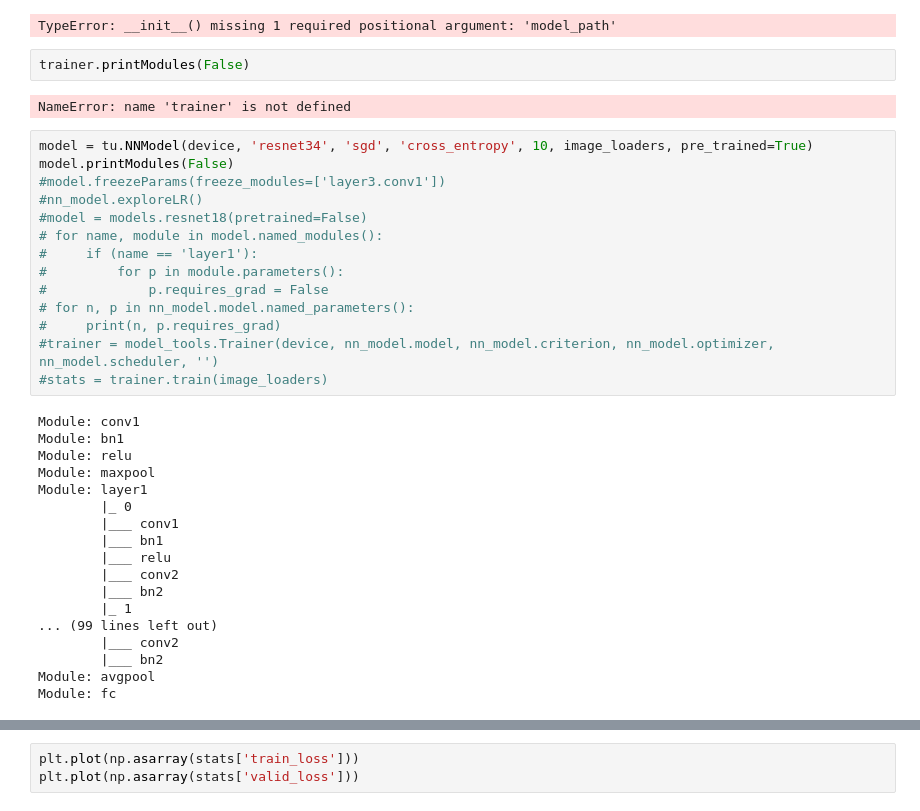
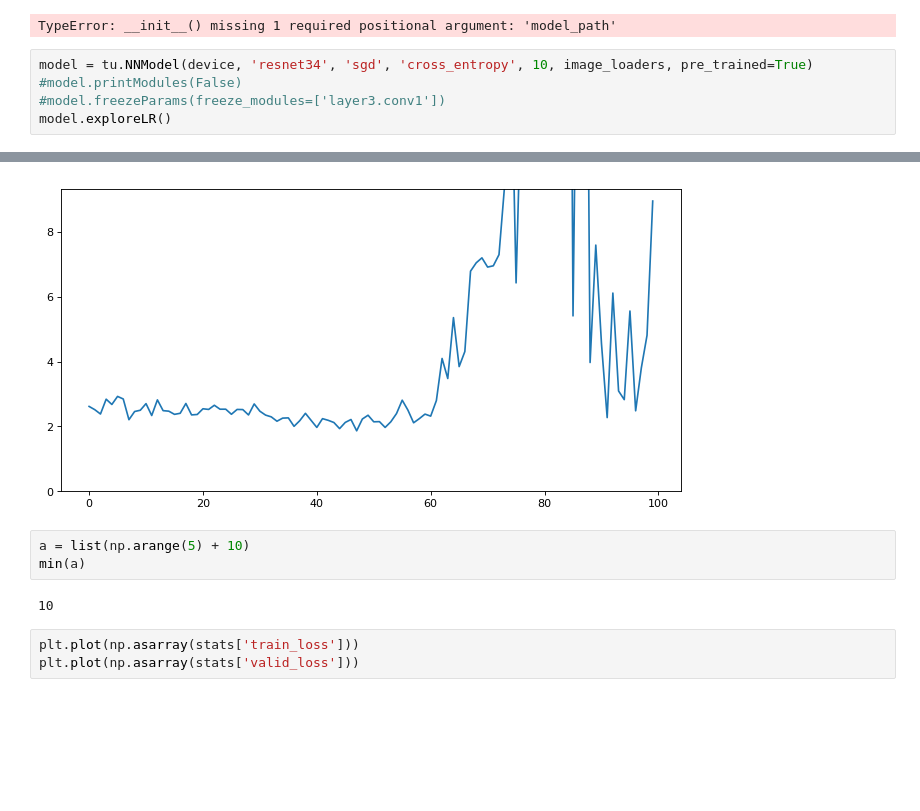
Before and after one commit to talwarabhimanyu/Deep_Learning_Projects, a Jupyter notebook: Pytorch/CIFAR-10 Experiments/CIFAR-10.ipynb, the cells around one changed output, grey strips where cells are left out. Cells and saved outputs as stored; diff of their text form; blank space fills up the shorter version.

```diff
--- a/Pytorch/CIFAR-10 Experiments/CIFAR-10.ipynb
+++ b/Pytorch/CIFAR-10 Experiments/CIFAR-10.ipynb
@@ -95,39 +95,9 @@ trainer = tu.Trainer(device, model, criterion, optimizer, '')
 trainer.Train(image_loaders)
 # %% [output]
 TypeError: __init__() missing 1 required positional argument: 'model_path'
-# %%
-trainer.printModules(False)
-# %% [output]
-NameError: name 'trainer' is not defined
-# %%
-model = tu.NNModel(device, 'resnet34', 'sgd', 'cross_entropy', 10, image_loaders, pre_trained=True)
-model.printModules(False)
-#model.freezeParams(freeze_modules=['layer3.conv1'])
-#nn_model.exploreLR()
-#model = models.resnet18(pretrained=False)
-# for name, module in model.named_modules():
-#     if (name == 'layer1'):
-#         for p in module.parameters():
-#             p.requires_grad = False
-# for n, p in nn_model.model.named_parameters():
-#     print(n, p.requires_grad)
-#trainer = model_tools.Trainer(device, nn_model.model, nn_model.criterion, nn_model.optimizer, nn_model.scheduler, '')
-#stats = trainer.train(image_loaders)
-# %% [output]
-Module: conv1
-Module: bn1
-Module: relu
-Module: maxpool
-Module: layer1
-        |_ 0
-        |___ conv1
-        |___ bn1
-        |___ relu
-        |___ conv2
-        |___ bn2
-        |_ 1
-... (99 lines left out)
-        |___ conv2
-        |___ bn2
-Module: avgpool
-Module: fc
+# %%
+model = tu.NNModel(device, 'resnet34', 'sgd', 'cross_entropy', 10, image_loaders, pre_trained=True)
+#model.printModules(False)
+#model.freezeParams(freeze_modules=['layer3.conv1'])
+model.exploreLR()
+# %% [output]
@@ -134,3 +105,9 @@ Module: fc
+[figure, added]
+# %%
+a = list(np.arange(5) + 10)
+min(a)
+# %% [output]
+10
 # %%
 plt.plot(np.asarray(stats['train_loss']))
 plt.plot(np.asarray(stats['valid_loss']))
```
Also changed, not shown: parts of 2 cells of this notebook, 1 other file.
